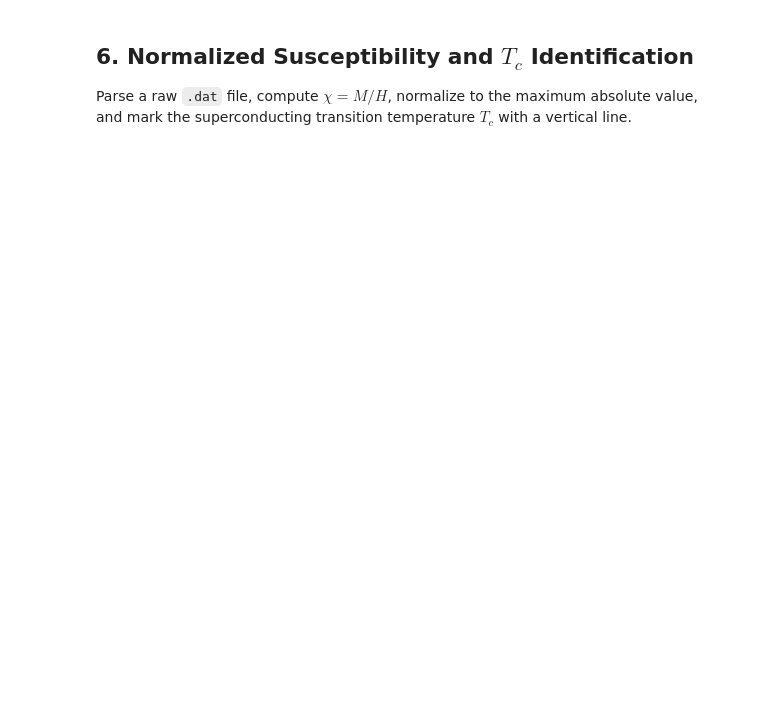
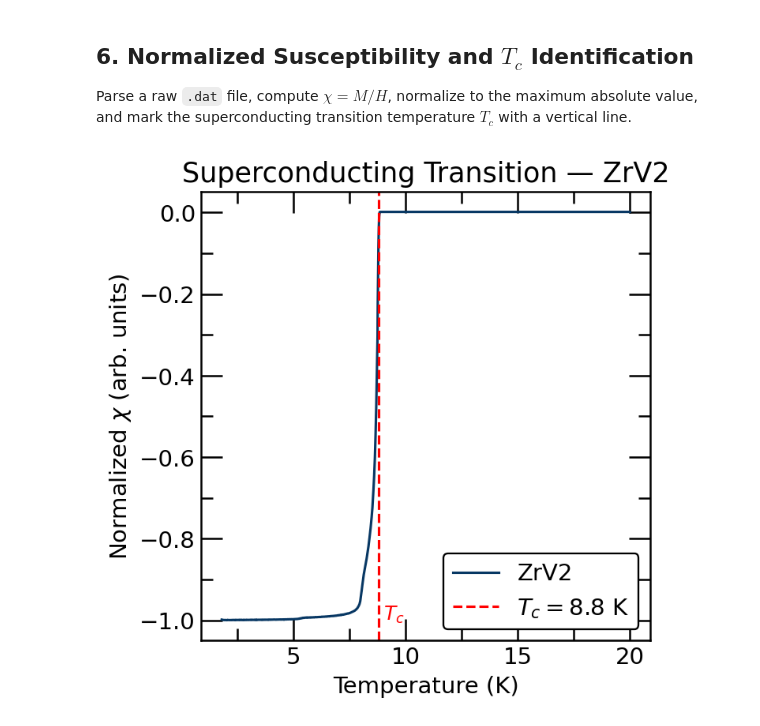
Before and after one commit to daniels1101/materials-characterization-tools, a Jupyter notebook: mpms_analysis.ipynb, the cells around one changed output. Cells and saved outputs as stored; diff of their text form; code cells hidden in the pictures; blank space fills up the shorter version.

```diff
--- a/mpms_analysis.ipynb
+++ b/mpms_analysis.ipynb
@@ -277,34 +288,44 @@ and mark the superconducting transition temperature $T_c$ with a vertical line.
 # %%
 # ── User inputs ───────────────────────────────────────────────
 FILEPATH_RAW = 'data/ZrV2_sample.dat'
-LABEL        = 'Sample'
-T_MAX        = 20      # K — upper temperature limit for the plot
-TC           = None    # set to a float (e.g. 8.8) to draw a Tc marker
+LABEL        = 'ZrV2'
+T_MAX        = 20
+TC           = 8.8      # K
+TARGET_FIELD = 10       # Oe — which field to plot
 # ─────────────────────────────────────────────────────────────
 
 temps, moments, H = parse_dat(FILEPATH_RAW)
 
 if temps is not None:
-    chi    = moments / H
+    # Filter to only the target field (±5% tolerance)
+    field_mask = np.abs(H - TARGET_FIELD) / TARGET_FIELD < 0.05 if np.isscalar(H) else np.ones(len(temps), dtype=bool)
+
+    # Re-parse properly using sort_dat to get the correct field group
+    frames = sort_dat(FILEPATH_RAW)
+    T_raw, chi_raw, *_ = parse(frames[TARGET_FIELD].sort_values('Temperature (K)'))
+    temps = T_raw.values
+    chi = chi_raw.values
     norm_chi = chi / np.max(np.abs(chi))
 
     mask = temps <= T_MAX
     T_plot   = temps[mask]
     chi_plot = norm_chi[mask]
 
     plt.figure(figsize=(6, 6), dpi=150)
     plt.plot(T_plot, chi_plot, color='#073763', linestyle='-', label=LABEL)
 
     if TC is not None:
         plt.axvline(x=TC, color='red', linestyle='--', linewidth=1.5,
                     label=f'$T_c = {TC}$ K')
-        plt.text(TC + 0.2, 0.05, r'$T_c$', color='red', fontsize=12)
+        plt.text(TC + 0.2, -1, r'$T_c$', color='red', fontsize=12)
 
     plt.xlabel('Temperature (K)')
     plt.ylabel(r'Normalized $\chi$ (arb. units)')
     plt.title(f'Superconducting Transition — {LABEL}')
     format_my_plot()
     format_my_ticks()
     format_legend()
     plt.tight_layout()
     plt.show()
+# %% [output]
+[figure, added]
```
Also changed, not shown: parts of 2 cells of this notebook, 2 other files.
